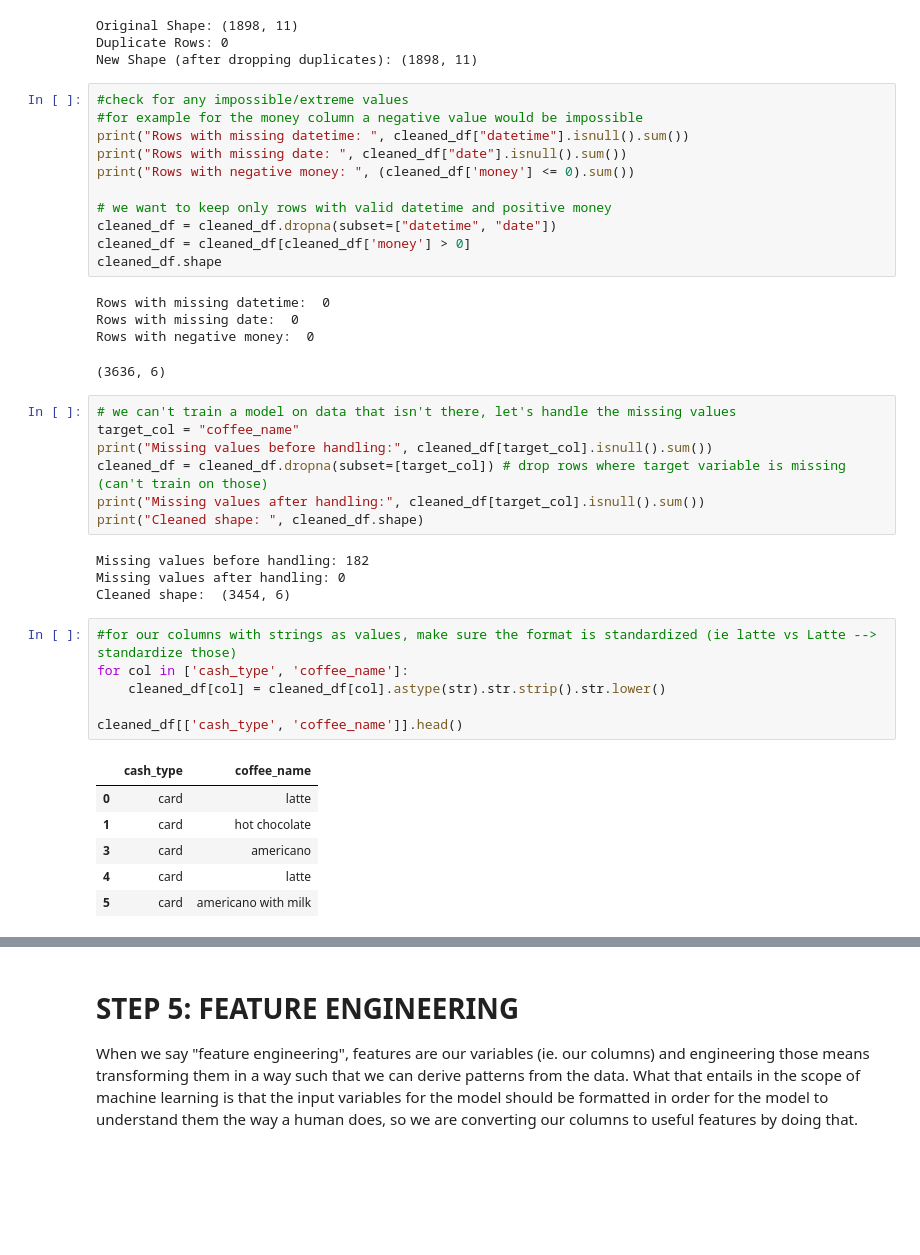
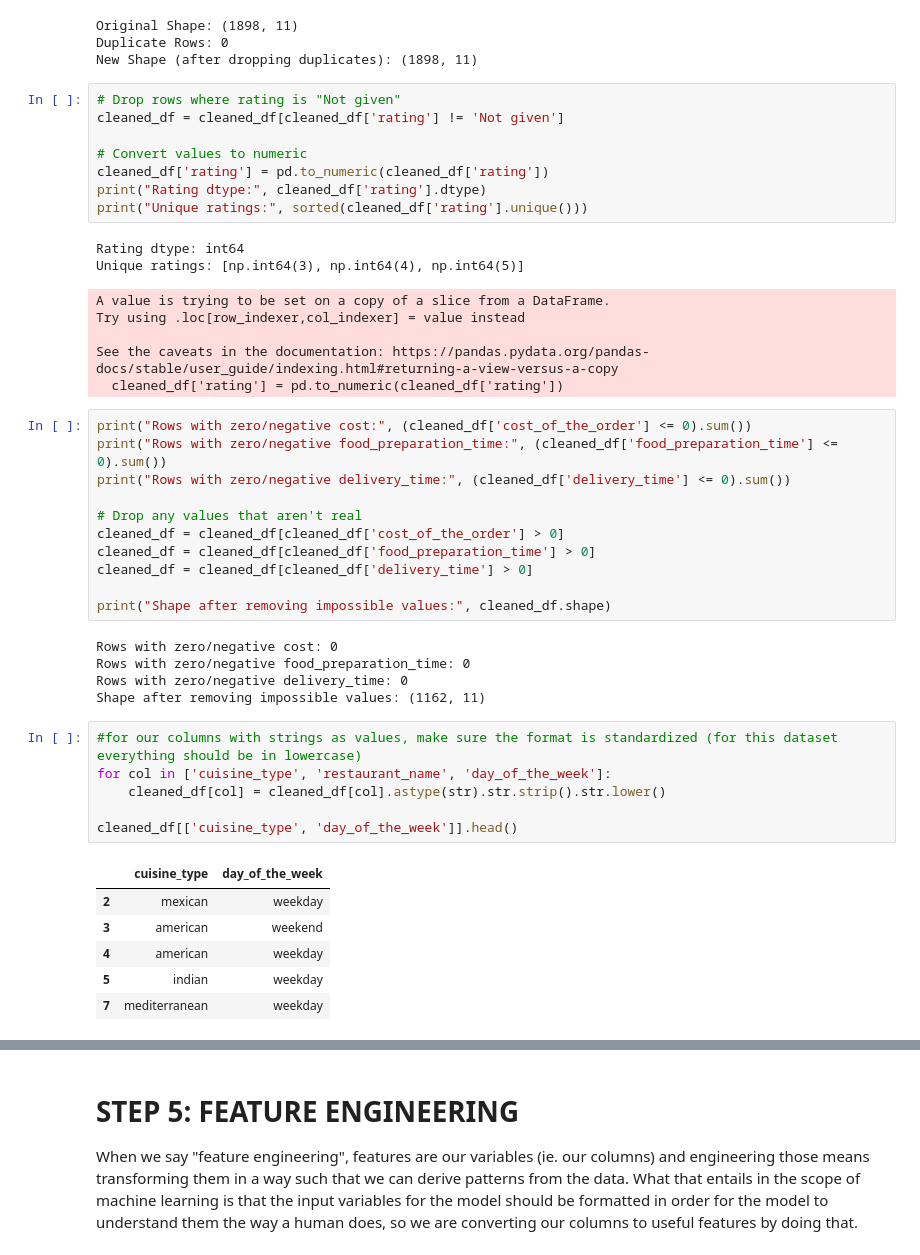
Before and after one commit to aarushnarayanan/Aarush_Narayanan_DSML_primer, a Jupyter notebook: TCG_ML_PRIMER.ipynb, the cells around one changed output, grey strips where cells are left out. Cells and saved outputs as stored; diff of their text form; blank space fills up the shorter version.

```diff
--- a/TCG_ML_PRIMER.ipynb
+++ b/TCG_ML_PRIMER.ipynb
@@ -484,42 +482,47 @@ Original Shape: (1898, 11)
 Duplicate Rows: 0
 New Shape (after dropping duplicates): (1898, 11)
 # %%
-#check for any impossible/extreme values
-#for example for the money column a negative value would be impossible
-print("Rows with missing datetime: ", cleaned_df["datetime"].isnull().sum())
-print("Rows with missing date: ", cleaned_df["date"].isnull().sum())
-print("Rows with negative money: ", (cleaned_df['money'] <= 0).sum())
+# Drop rows where rating is "Not given"
+cleaned_df = cleaned_df[cleaned_df['rating'] != 'Not given']
 
-# we want to keep only rows with valid datetime and positive money
-cleaned_df = cleaned_df.dropna(subset=["datetime", "date"])
-cleaned_df = cleaned_df[cleaned_df['money'] > 0]
-cleaned_df.shape
+# Convert values to numeric
+cleaned_df['rating'] = pd.to_numeric(cleaned_df['rating'])
+print("Rating dtype:", cleaned_df['rating'].dtype)
+print("Unique ratings:", sorted(cleaned_df['rating'].unique()))
 # %% [output]
-Rows with missing datetime:  0
-Rows with missing date:  0
-Rows with negative money:  0
+Rating dtype: int64
+Unique ratings: [np.int64(3), np.int64(4), np.int64(5)]
-(3636, 6)
+A value is trying to be set on a copy of a slice from a DataFrame.
+Try using .loc[row_indexer,col_indexer] = value instead
+
+See the caveats in the documentation: https://pandas.pydata.org/pandas-docs/stable/user_guide/indexing.html#returning-a-view-versus-a-copy
+  cleaned_df['rating'] = pd.to_numeric(cleaned_df['rating'])
 # %%
-# we can't train a model on data that isn't there, let's handle the missing values
-target_col = "coffee_name"
-print("Missing values before handling:", cleaned_df[target_col].isnull().sum())
-cleaned_df = cleaned_df.dropna(subset=[target_col]) # drop rows where target variable is missing (can't train on those)
-print("Missing values after handling:", cleaned_df[target_col].isnull().sum())
-print("Cleaned shape: ", cleaned_df.shape)
+print("Rows with zero/negative cost:", (cleaned_df['cost_of_the_order'] <= 0).sum())
+print("Rows with zero/negative food_preparation_time:", (cleaned_df['food_preparation_time'] <= 0).sum())
+print("Rows with zero/negative delivery_time:", (cleaned_df['delivery_time'] <= 0).sum())
+
+# Drop any values that aren't real
+cleaned_df = cleaned_df[cleaned_df['cost_of_the_order'] > 0]
+cleaned_df = cleaned_df[cleaned_df['food_preparation_time'] > 0]
+cleaned_df = cleaned_df[cleaned_df['delivery_time'] > 0]
+
+print("Shape after removing impossible values:", cleaned_df.shape)
 # %% [output]
-Missing values before handling: 182
-Missing values after handling: 0
-Cleaned shape:  (3454, 6)
+Rows with zero/negative cost: 0
+Rows with zero/negative food_preparation_time: 0
+Rows with zero/negative delivery_time: 0
+Shape after removing impossible values: (1162, 11)
 # %%
-#for our columns with strings as values, make sure the format is standardized (ie latte vs Latte --> standardize those)
-for col in ['cash_type', 'coffee_name']:
+#for our columns with strings as values, make sure the format is standardized (for this dataset everything should be in lowercase)
+for col in ['cuisine_type', 'restaurant_name', 'day_of_the_week']:
     cleaned_df[col] = cleaned_df[col].astype(str).str.strip().str.lower()
 
-cleaned_df[['cash_type', 'coffee_name']].head()
+cleaned_df[['cuisine_type', 'day_of_the_week']].head()
 # %% [output]
-|  | cash_type | coffee_name |
-| 0 | card | latte |
-| 1 | card | hot chocolate |
-| 3 | card | americano |
-| 4 | card | latte |
-| 5 | card | americano with milk |
+|  | cuisine_type | day_of_the_week |
+| 2 | mexican | weekday |
+| 3 | american | weekend |
+| 4 | american | weekday |
+| 5 | indian | weekday |
+| 7 | mediterranean | weekday |
```
Also changed, not shown: parts of 20 cells of this notebook.
